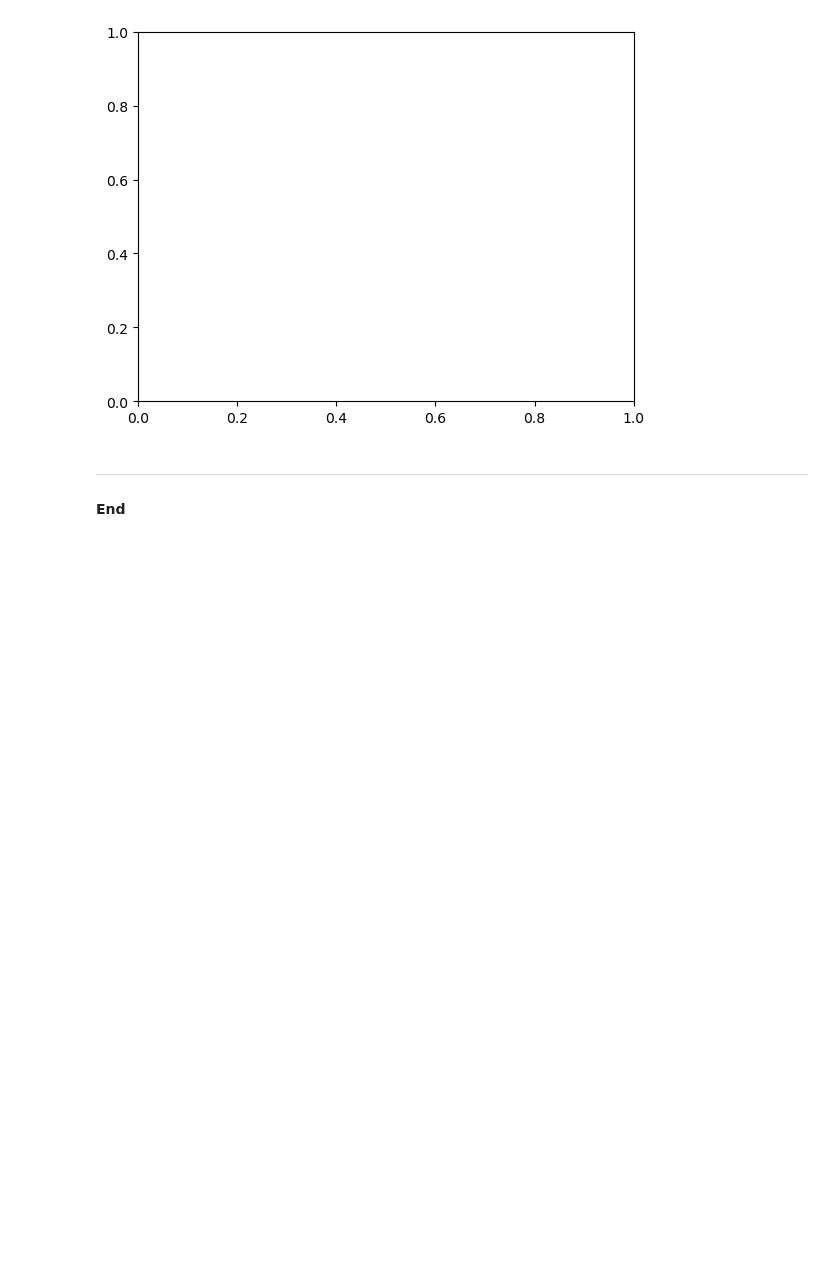
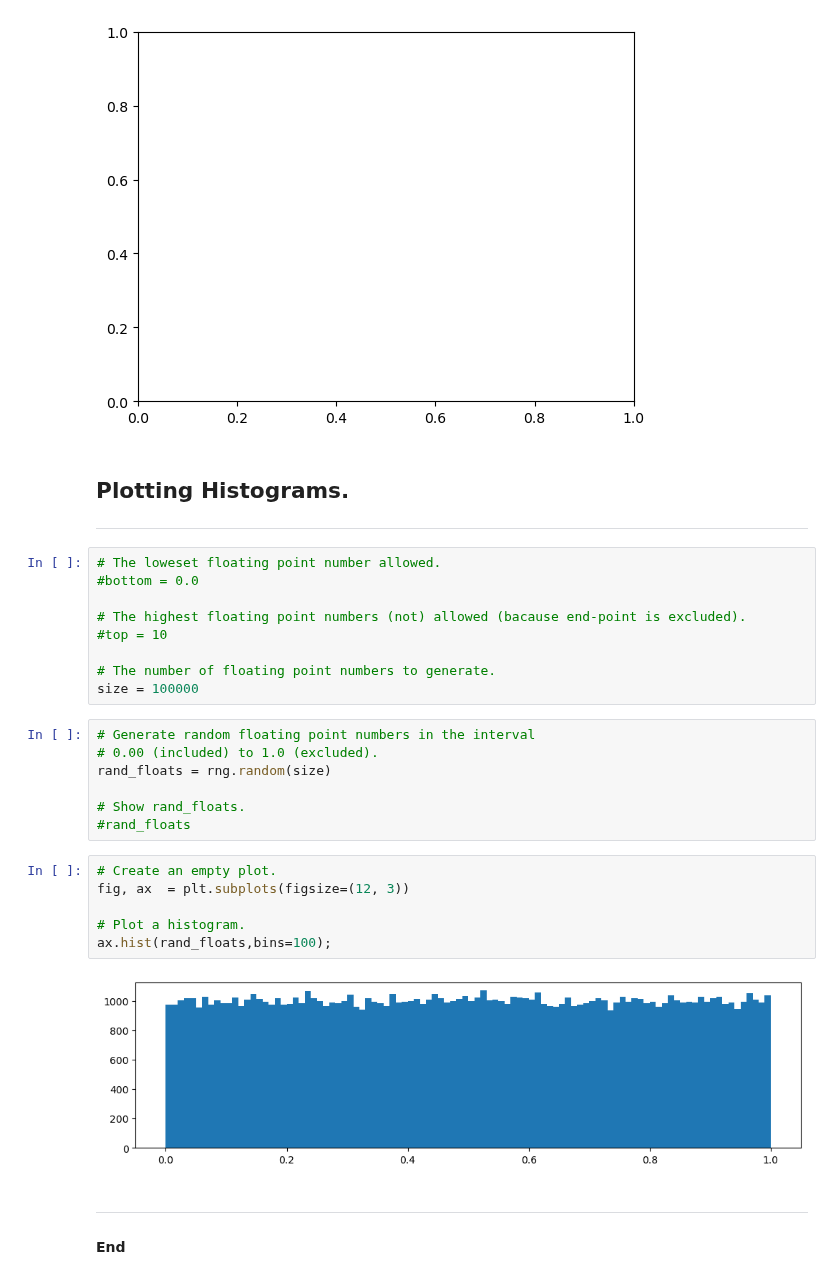
Before and after one commit to cpjm/Fundamentals_of_data_analysis, a Jupyter notebook: numpy_random.ipynb, the cells around one changed output. Cells and saved outputs as stored; diff of their text form; blank space fills up the shorter version.

Commit message:
Histogram on floating point numbers

```diff
--- a/numpy_random.ipynb
+++ b/numpy_random.ipynb
@@ -195,6 +195,35 @@ fig, ax = plt.subplots()
 # Plot a barchart
 # %% [output]
 [figure]
+# %% [markdown]
+## Plotting Histograms.
+
+
+***
+# %%
+# The loweset floating point number allowed.
+#bottom = 0.0
+
+# The highest floating point numbers (not) allowed (bacause end-point is excluded).
+#top = 10
+
+# The number of floating point numbers to generate.
+size = 100000
+# %%
+# Generate random floating point numbers in the interval
+# 0.00 (included) to 1.0 (excluded).
+rand_floats = rng.random(size)
+
+# Show rand_floats.
+#rand_floats
+# %%
+# Create an empty plot.
+fig, ax  = plt.subplots(figsize=(12, 3))
+
+# Plot a histogram.
+ax.hist(rand_floats,bins=100);
+# %% [output]
+[figure, added]
 # %% [markdown]
 ***
 
```
Also changed, not shown: parts of 14 cells of this notebook.
